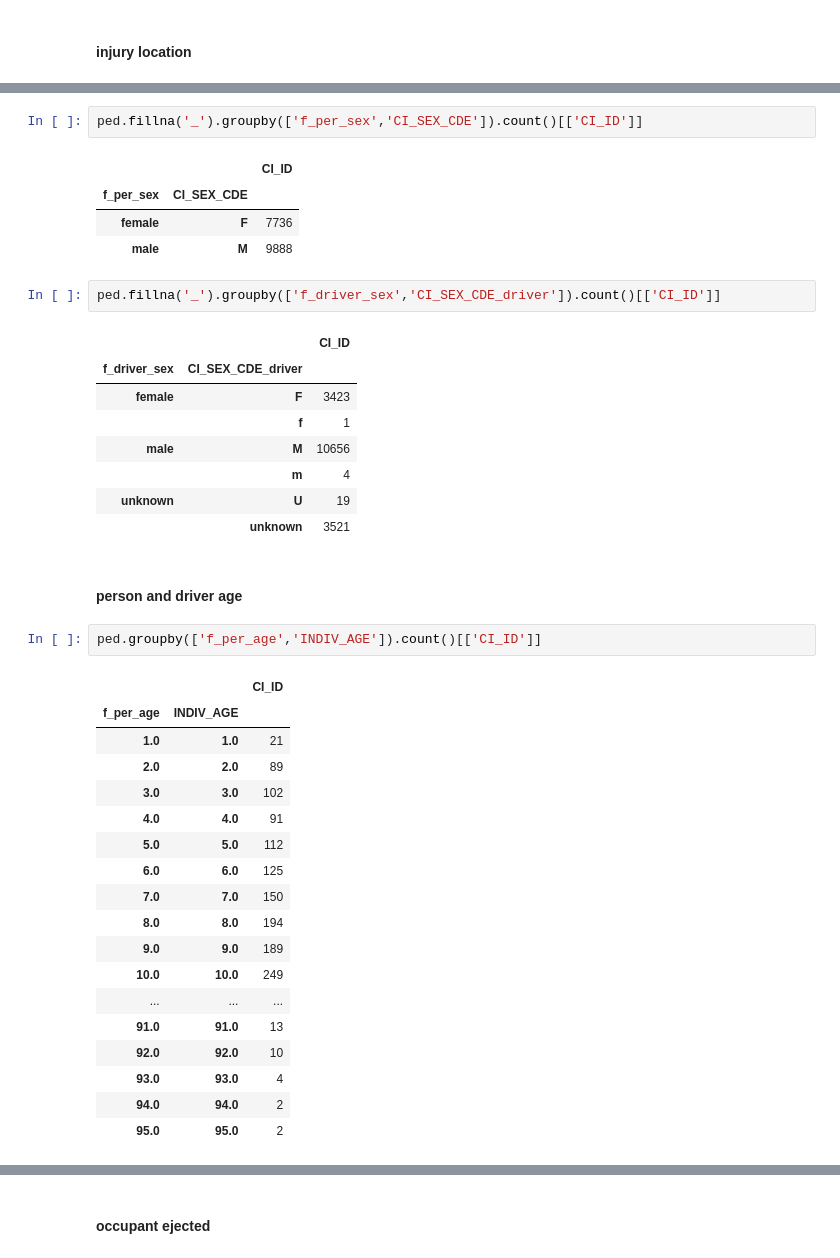
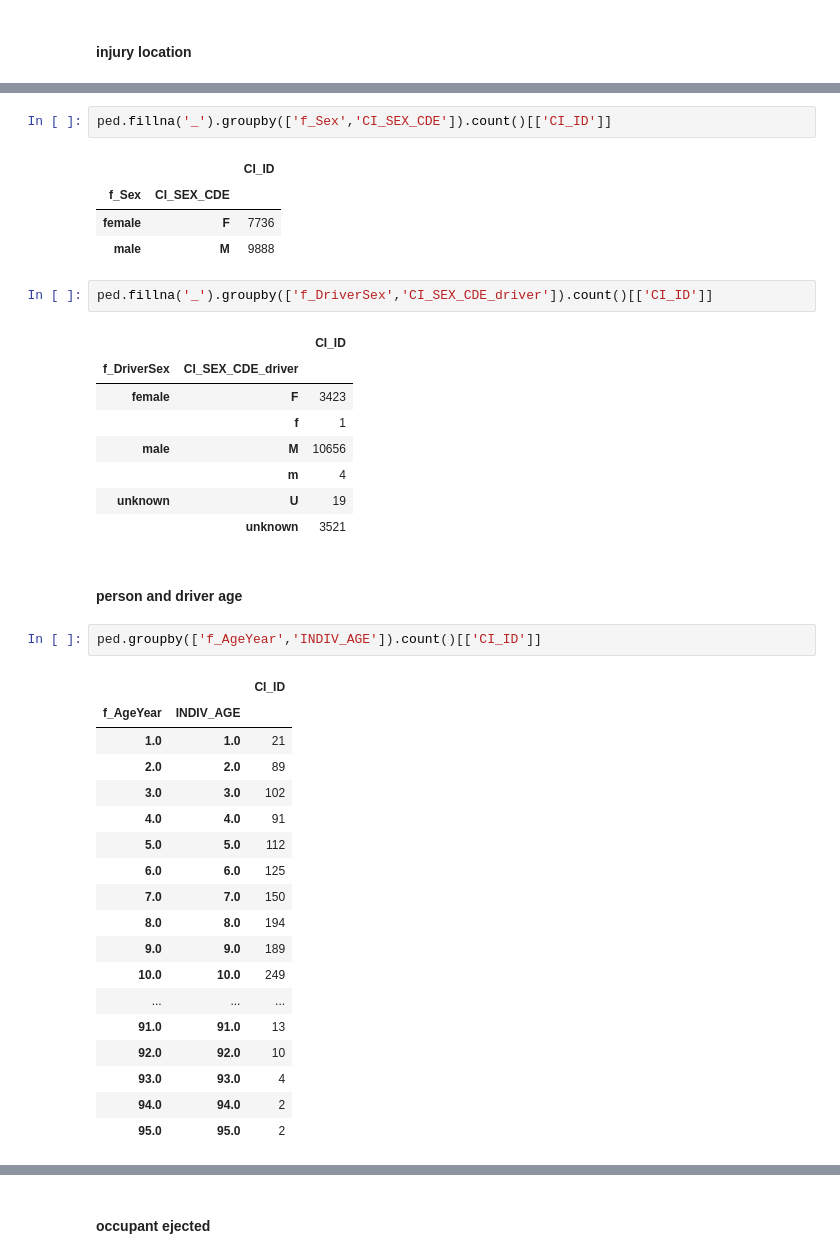
Before and after one commit to MODA-NYC/Project_SevereCrashes, a Jupyter notebook: MatchedVariableMap.ipynb, the cells around one changed output, grey strips where cells are left out. Saved outputs shown, nothing was run; the diff lists cells and outputs as text.

```diff
--- a/MatchedVariableMap.ipynb
+++ b/MatchedVariableMap.ipynb
@@ -148,16 +147,16 @@ ped.fillna('-').groupby(['f_inj_loc','INJLOCT_CDE']).count()[['CI_ID']]
 #### person and driver sex
 # %%
-ped.fillna('_').groupby(['f_per_sex','CI_SEX_CDE']).count()[['CI_ID']]
+ped.fillna('_').groupby(['f_Sex','CI_SEX_CDE']).count()[['CI_ID']]
 # %% [output]
 |  |  | CI_ID |
-| f_per_sex | CI_SEX_CDE |  |
+| f_Sex | CI_SEX_CDE |  |
 | female | F | 7736 |
 | male | M | 9888 |
 # %%
-ped.fillna('_').groupby(['f_driver_sex','CI_SEX_CDE_driver']).count()[['CI_ID']]
+ped.fillna('_').groupby(['f_DriverSex','CI_SEX_CDE_driver']).count()[['CI_ID']]
 # %% [output]
 |  |  | CI_ID |
-| f_driver_sex | CI_SEX_CDE_driver |  |
+| f_DriverSex | CI_SEX_CDE_driver |  |
 | female | F | 3423 |
 |  | f | 1 |
 | male | M | 10656 |
@@ -167,10 +166,10 @@ ped.fillna('_').groupby(['f_driver_sex','CI_SEX_CDE_driver']).count()[['CI_ID']]
 # %% [markdown]
 #### person and driver age
 # %%
-ped.groupby(['f_per_age','INDIV_AGE']).count()[['CI_ID']]
+ped.groupby(['f_AgeYear','INDIV_AGE']).count()[['CI_ID']]
 # %% [output]
 |  |  | CI_ID |
-| f_per_age | INDIV_AGE |  |
+| f_AgeYear | INDIV_AGE |  |
 | 1.0 | 1.0 | 21 |
 | 2.0 | 2.0 | 89 |
 | 3.0 | 3.0 | 102 |
```
Also changed, not shown: parts of 32 cells of this notebook, 2 other files.
